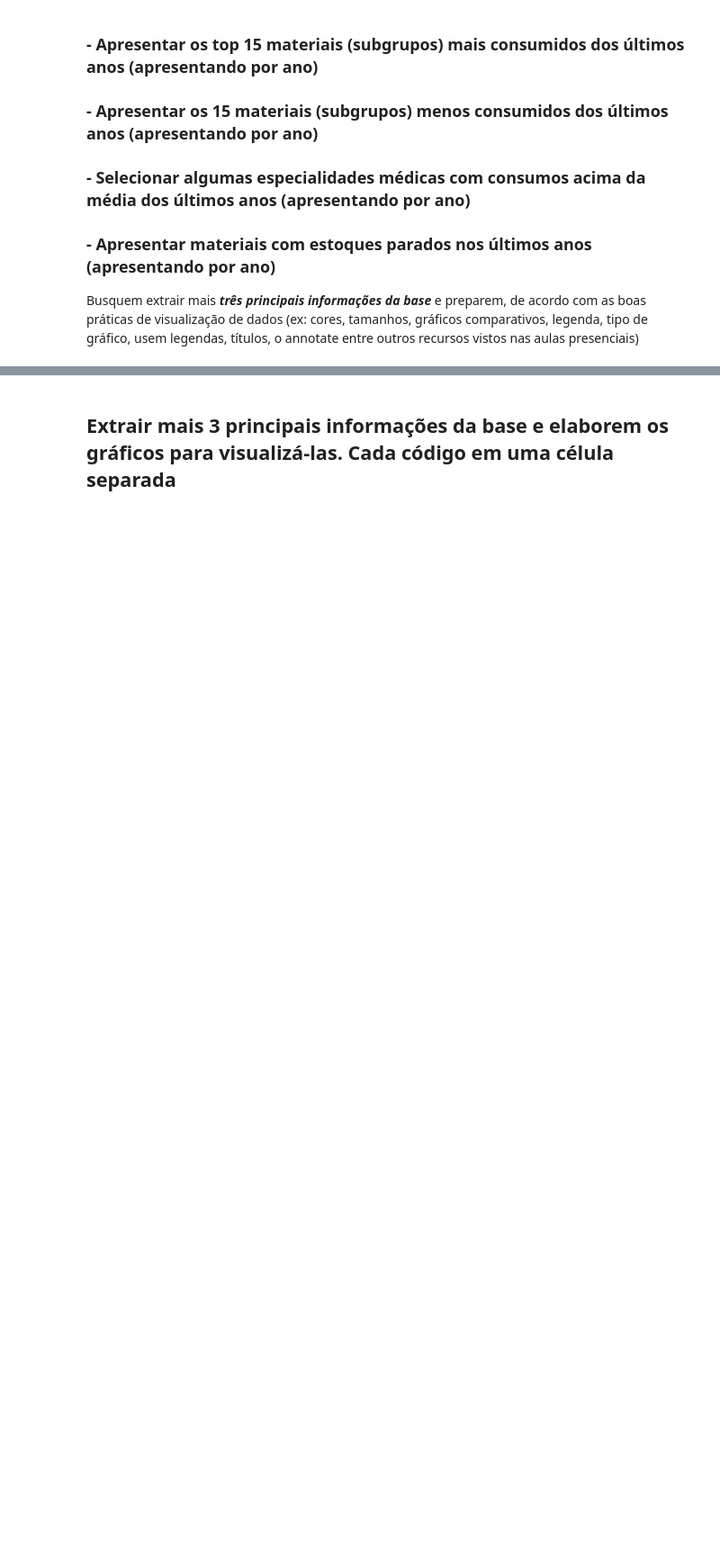
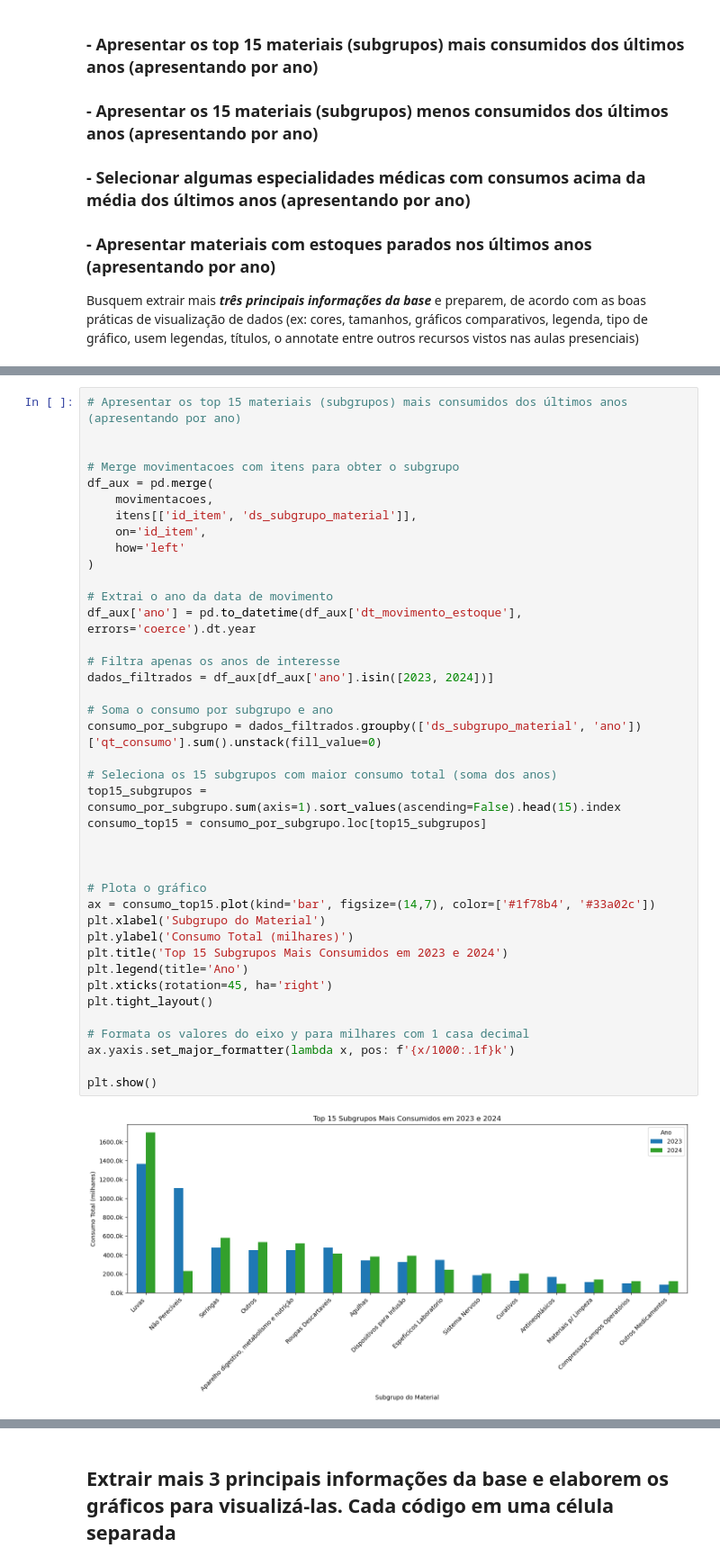
Before and after one commit to pedrofurmam/projeto-ciencia-de-dados, a Jupyter notebook: Projeto - Ciência de Dados Desafio.ipynb, the cells around one changed output, grey strips where cells are left out. Shown: that part at 90% size. Saved outputs shown, nothing was run; the diff lists cells and outputs as text; blank space fills up the shorter version.

Commit message:
gráficos

```diff
--- a/Projeto - Ciência de Dados Desafio.ipynb
+++ b/Projeto - Ciência de Dados Desafio.ipynb
@@ -882,2 +872,44 @@ plt.show()
+# %%
+# Apresentar os top 15 materiais (subgrupos) mais consumidos dos últimos anos (apresentando por ano)
+
+
+# Merge movimentacoes com itens para obter o subgrupo
+df_aux = pd.merge(
+    movimentacoes,
+    itens[['id_item', 'ds_subgrupo_material']],
+    on='id_item',
+    how='left'
+)
+
+# Extrai o ano da data de movimento
+df_aux['ano'] = pd.to_datetime(df_aux['dt_movimento_estoque'], errors='coerce').dt.year
+
+# Filtra apenas os anos de interesse
+dados_filtrados = df_aux[df_aux['ano'].isin([2023, 2024])]
+
+# Soma o consumo por subgrupo e ano
+consumo_por_subgrupo = dados_filtrados.groupby(['ds_subgrupo_material', 'ano'])['qt_consumo'].sum().unstack(fill_value=0)
+
+# Seleciona os 15 subgrupos com maior consumo total (soma dos anos)
+top15_subgrupos = consumo_por_subgrupo.sum(axis=1).sort_values(ascending=False).head(15).index
+consumo_top15 = consumo_por_subgrupo.loc[top15_subgrupos]
+
+
+
+# Plota o gráfico
+ax = consumo_top15.plot(kind='bar', figsize=(14,7), color=['#1f78b4', '#33a02c'])
+plt.xlabel('Subgrupo do Material')
+plt.ylabel('Consumo Total (milhares)')
+plt.title('Top 15 Subgrupos Mais Consumidos em 2023 e 2024')
+plt.legend(title='Ano')
+plt.xticks(rotation=45, ha='right')
+plt.tight_layout()
+
+# Formata os valores do eixo y para milhares com 1 casa decimal
+ax.yaxis.set_major_formatter(lambda x, pos: f'{x/1000:.1f}k')
+
+plt.show()
+# %% [output]
+[figure, added]
 # %%
 # Apresentar os 15 materiais (subgrupos) menos consumidos dos últimos anos (apresentando por ano)
```
Also changed, not shown: parts of 8 cells of this notebook.
